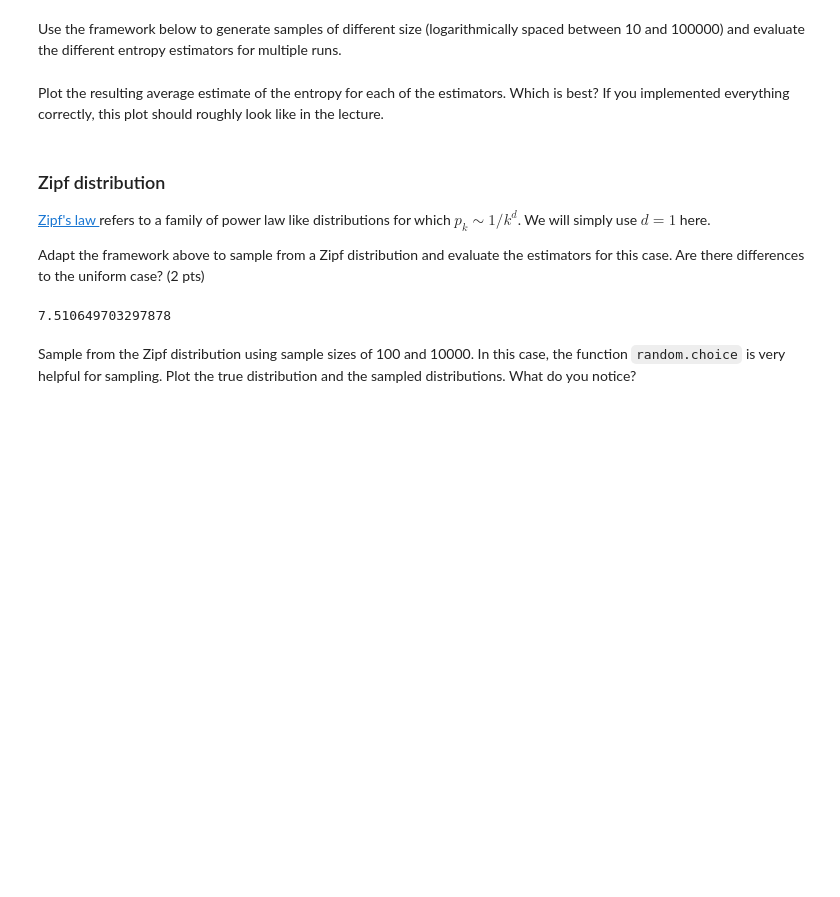
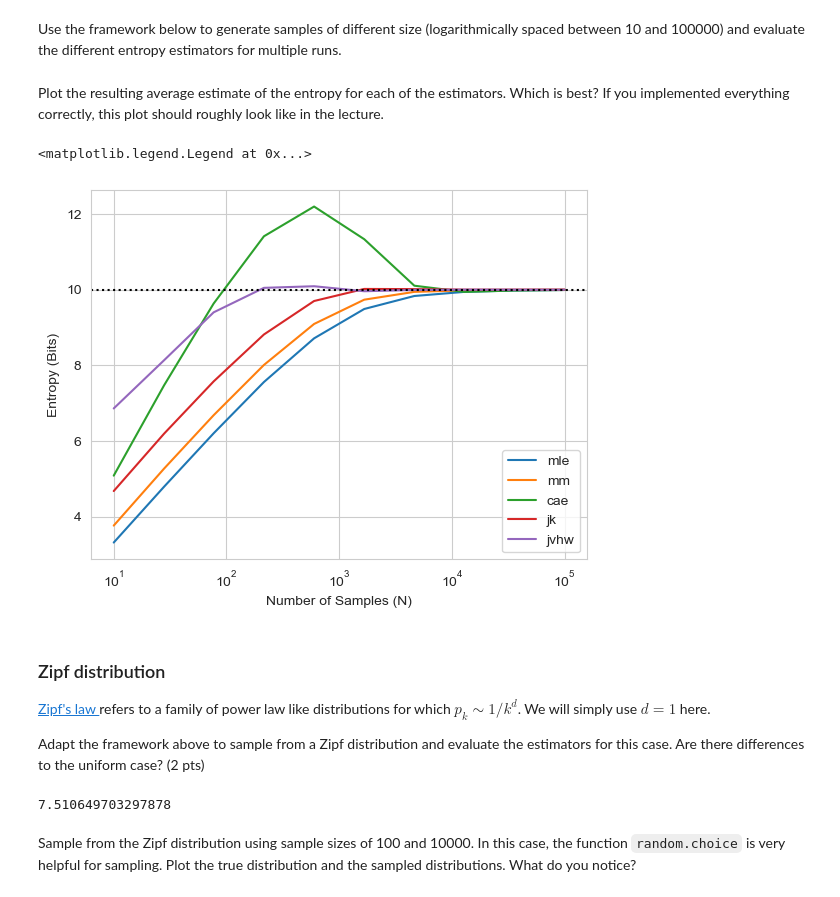
Before and after one commit to atimcenko/tu-neural-data-science, a Jupyter notebook: notebooks/CodingLab8_Nitin.ipynb, the cells around one changed output. Drawn from its saved outputs; the diff is of its cells as text; code cells hidden in the pictures; blank space fills up the shorter version.

```diff
--- a/notebooks/CodingLab8_Nitin.ipynb
+++ b/notebooks/CodingLab8_Nitin.ipynb
@@ -161,6 +161,9 @@ def entropy_jk(x, edges):
     # insert your code here (2 pt)
     N = len(x)
 
+    # Defininig N_new as the minimum of N and 1000
+    N_new = min(N, 1000)
+
     y, _ = np.histogram(x, bins=edges)
     yhat = y/N
 
@@ -169,7 +172,7 @@ def entropy_jk(x, edges):
     Hml_dot = 0
 
     # loop over each observation
-    for i in range(N):
+    for i in range(N_new):
         # Deleting one observation
         x_sub = np.delete(x, i)
         y_sub, _ = np.histogram(x_sub, bins=edges) # histogram for sub-observations
@@ -177,7 +180,7 @@ def entropy_jk(x, edges):
 
         Hml_dot = Hml_dot +  entropy_mle(y_subhat)
 
-    Hml_dot = Hml_dot/N # Expected value of H_ml_dot
+    Hml_dot = Hml_dot/N_new # Expected value of H_ml_dot
 
     # Net Jack-knife entropy
 
@@ -192,6 +195,3 @@ $C = 1 - \frac{\# f_{i}=1}{N}$
 $\hat{P}_{C}= \hat{P}\cdot C$
 
 $H_{CA}= -\sum_{x}\frac{\hat{P_{C}}(x)log(\hat{P_{C}}(x))}{1-(1-\hat{P_{C}}(x))^N}$
-# %%
-unique_val, counts = np.unique([0.1,0.2,0.3,0.4,0.5,0.6,0.1,0.2,0.1,0.2,0.1,0.2], return_counts=True)
-len(counts[counts==1])
@@ -232,7 +230,7 @@ def entropy_cae(phat, n):
     numerator = phatc*m_log(phatc)
     denominator = 1 - (1-phatc)**n
 
-    frac = numerator/denominator # It devides the term individually corresponding to the element i
+    frac = numerator/(denominator + 1e-6) # It devides the term individually corresponding to the element i
 
     H = -np.sum(frac)
 
@@ -429,23 +429,29 @@ for i, S in enumerate(sample_sizes):
         h_mm[i,j]   = entropy_mm(phat, S)
         h_cae[i,j]  = entropy_cae(phat, S)
         h_jk[i,j]   = entropy_jk(x, edges)
-        #h_jvhw[i,j] = entropy_jvhw(x)
+        h_jvhw[i,j] = entropy_jvhw(x)
 # %% [markdown]
 Plot the resulting average estimate of the entropy for each of the estimators. Which is best? If you implemented everything correctly, this plot should roughly look like in the lecture.
 # %%
 plt.figure()
 
 plt.semilogx(sample_sizes, np.mean(h_mle,  axis=1), label='mle')
 plt.semilogx(sample_sizes, np.mean(h_mm,   axis=1), label='mm')
 plt.semilogx(sample_sizes, np.mean(h_cae,  axis=1), label='cae')
 plt.semilogx(sample_sizes, np.mean(h_jk,   axis=1), label='jk')
 plt.semilogx(sample_sizes, np.mean(h_jvhw, axis=1), label='jvhw')
 
 # plot h_unseen or h_bub here if you implemented them.
 
 plt.axhline(H, color='black', linestyle=':')
 
+plt.xlabel("Number of Samples (N)")
+plt.ylabel("Entropy (Bits)")
+
 plt.legend()
+# %% [output]
+<matplotlib.legend.Legend at 0x...>
+[figure, added]
 # %% [markdown]
 ### Zipf distribution
 
```
Also changed, not shown: parts of 7 cells of this notebook.
